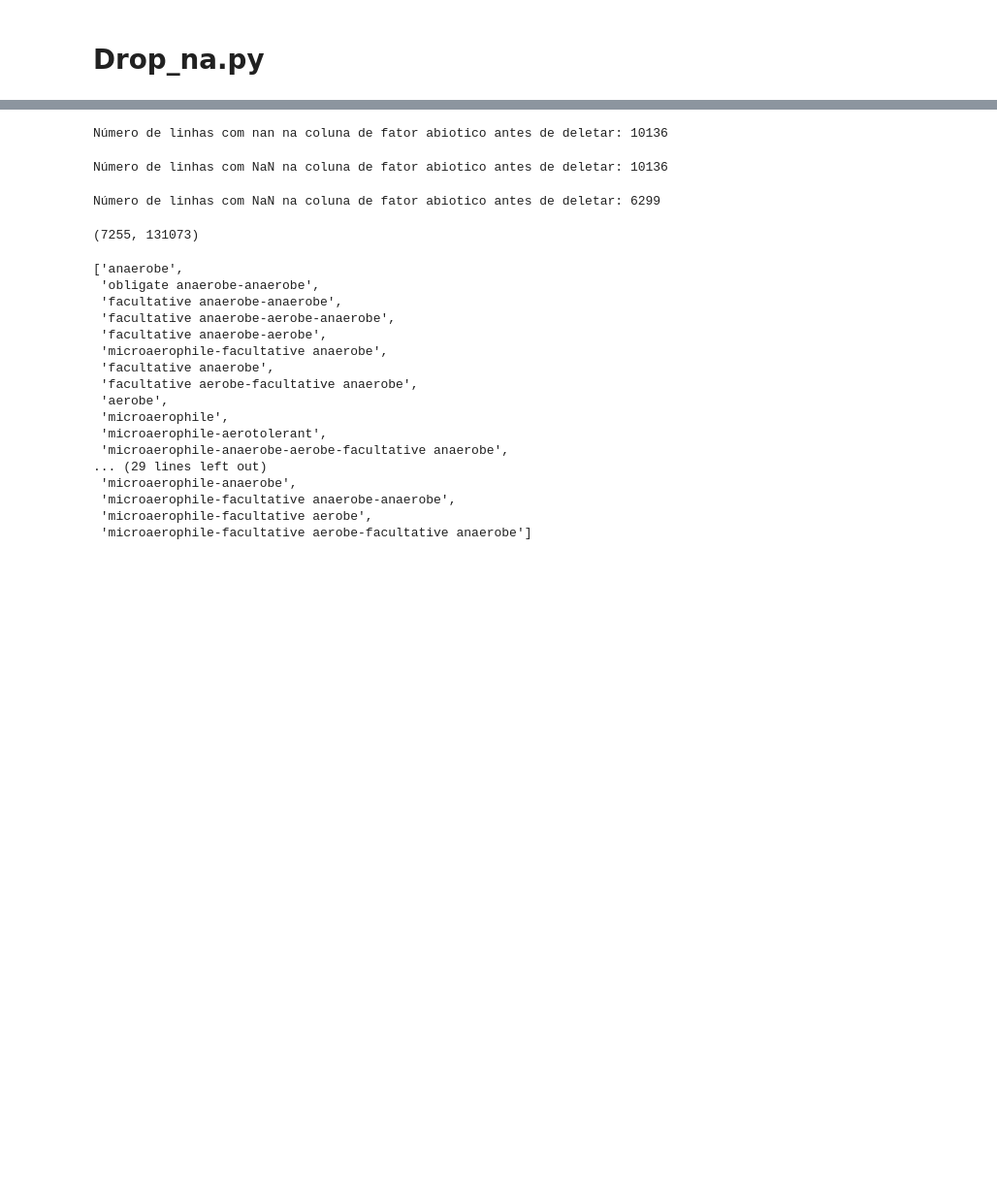
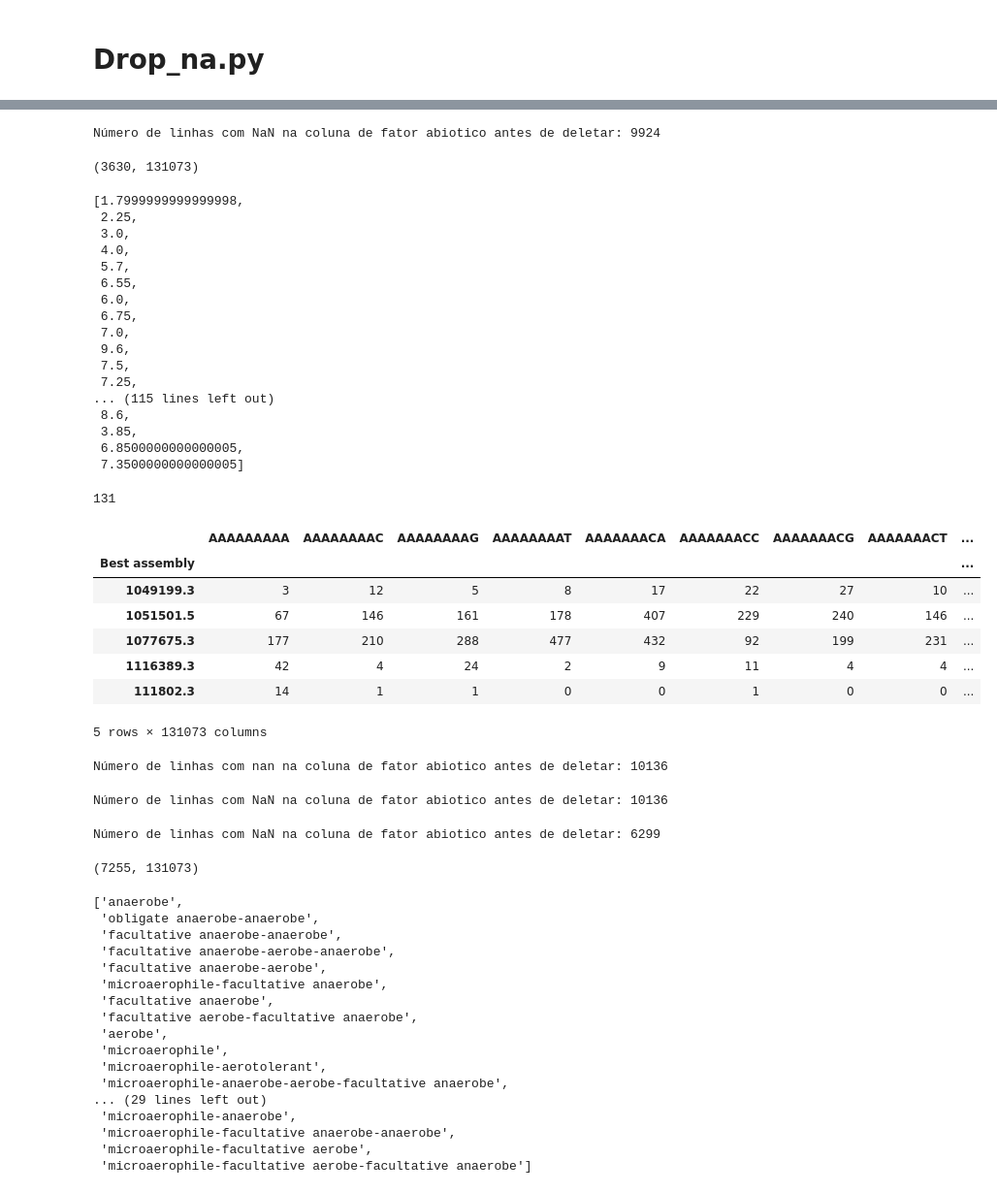
Before and after one commit to ProfHeydeFranca/BacterialData, a Jupyter notebook: run_features/scripts/drop_na-Run_PCA.ipynb, the cells around one changed output, grey strips where cells are left out. Shown at 97% size. Drawn from its saved outputs; the diff is of its cells as text; code cells hidden in the pictures; blank space fills up the shorter version.

```diff
--- a/run_features/scripts/drop_na-Run_PCA.ipynb
+++ b/run_features/scripts/drop_na-Run_PCA.ipynb
@@ -54,3 +146,55 @@ df.shape
+# %%
+#pH REGRESSION ##################################################################
+
+#Delete un-wanted columns
+df = df.drop(['pH all min', 'pH opt max', 'pH all max', 'pH opt min'], axis=1)
+
+# Contar quantas linhas possuem NaN na coluna de interesse
+nan_count = df['pH all mean'].isna().sum()
+
+# Imprimir o número de linhas com NaN na coluna de interesse
+print("Número de linhas com NaN na coluna de fator abiotico antes de deletar:", nan_count)
+# %% [output]
+Número de linhas com NaN na coluna de fator abiotico antes de deletar: 9924
+# %%
+#pH REGRESSION #####################################################################
+
+#Drop rows/isolates with NaN in column of interest
+df_filtered = df.dropna(subset=['pH all mean'])
+df_filtered.shape
+
+list(set(df_filtered['pH all mean']))
+len(list(set(df_filtered['pH all mean'])))
+
+df_filtered.head()
+# %% [output]
+(3630, 131073)
+[1.7999999999999998,
+ 2.25,
+ 3.0,
+ 4.0,
+ 5.7,
+ 6.55,
+ 6.0,
+ 6.75,
+ 7.0,
+ 9.6,
+ 7.5,
+ 7.25,
+... (115 lines left out)
+ 8.6,
+ 3.85,
+ 6.8500000000000005,
+ 7.3500000000000005]
+131
+|  | AAAAAAAAA | AAAAAAAAC | AAAAAAAAG | AAAAAAAAT | AAAAAAACA | AAAAAAACC | AAAAAAACG | AAAAAAACT | ... |
+| Best assembly |  |  |  |  |  |  |  |  | ... |
+| 1049199.3 | 3 | 12 | 5 | 8 | 17 | 22 | 27 | 10 | ... |
+| 1051501.5 | 67 | 146 | 161 | 178 | 407 | 229 | 240 | 146 | ... |
+| 1077675.3 | 177 | 210 | 288 | 477 | 432 | 92 | 199 | 231 | ... |
+| 1116389.3 | 42 | 4 | 24 | 2 | 9 | 11 | 4 | 4 | ... |
+| 111802.3 | 14 | 1 | 1 | 0 | 0 | 1 | 0 | 0 | ... |
+5 rows × 131073 columns
 # %%
 #SALINITY CLASSIFICATION ##################################################################
 
```
Also changed, not shown: parts of 8 cells of this notebook.
